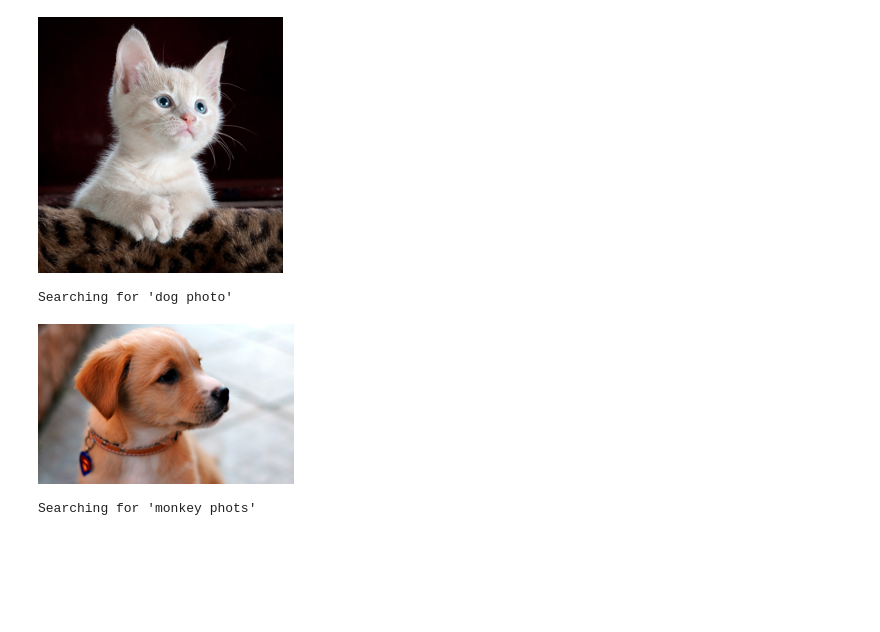
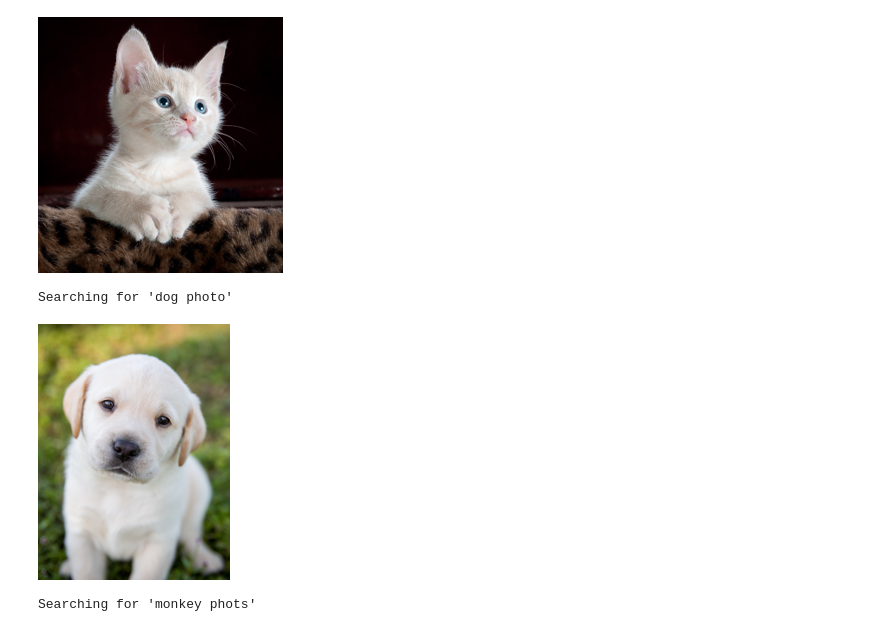
Before and after one commit to mahtabsyed/deeplearning-fastai, a Jupyter notebook: 1-deep-learning-pytorch-fastai-image-class.ipynb, the cells around one changed output. Drawn from its saved outputs; the diff is of its cells as text; code cells hidden in the pictures; blank space fills up the shorter version.

```diff
--- a/1-deep-learning-pytorch-fastai-image-class.ipynb
+++ b/1-deep-learning-pytorch-fastai-image-class.ipynb
@@ -74,11 +74,11 @@ im.to_thumb(256,256)
 [figure]
 # %%
 # Get a dog photo and download it
-download_url(search_images('dog photo', max_images=5)[2], 'dog.jpg', show_progress=False)
+download_url(search_images('dog photo', max_images=5)[1], 'dog.jpg', show_progress=False)
 Image.open('dog.jpg').to_thumb(256,256)
 # %% [output]
 Searching for 'dog photo'
-[figure, old version]
+[figure, new version]
 # %%
 # Get a monkey photo and download it
 # Getting more monkey images and choosing one with just 1 monkey
```
Also changed, not shown: parts of 35 cells of this notebook, 11 other files.
